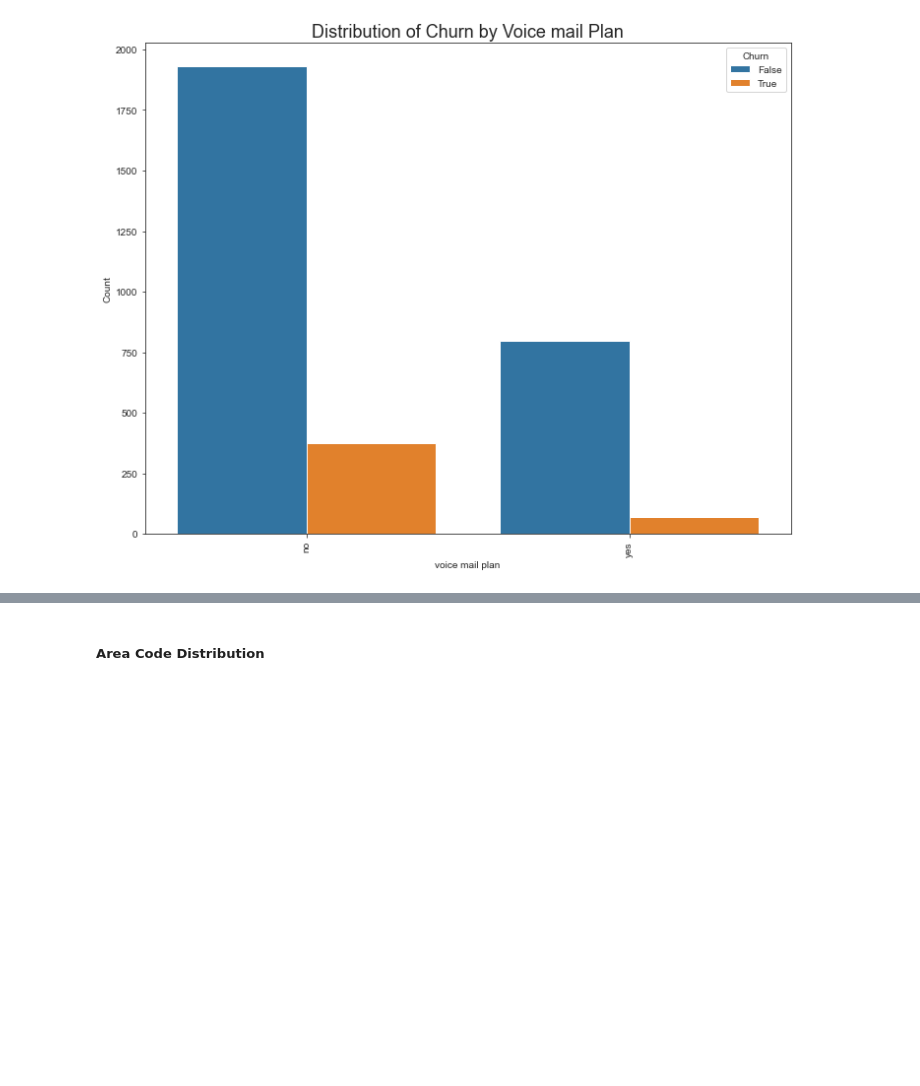
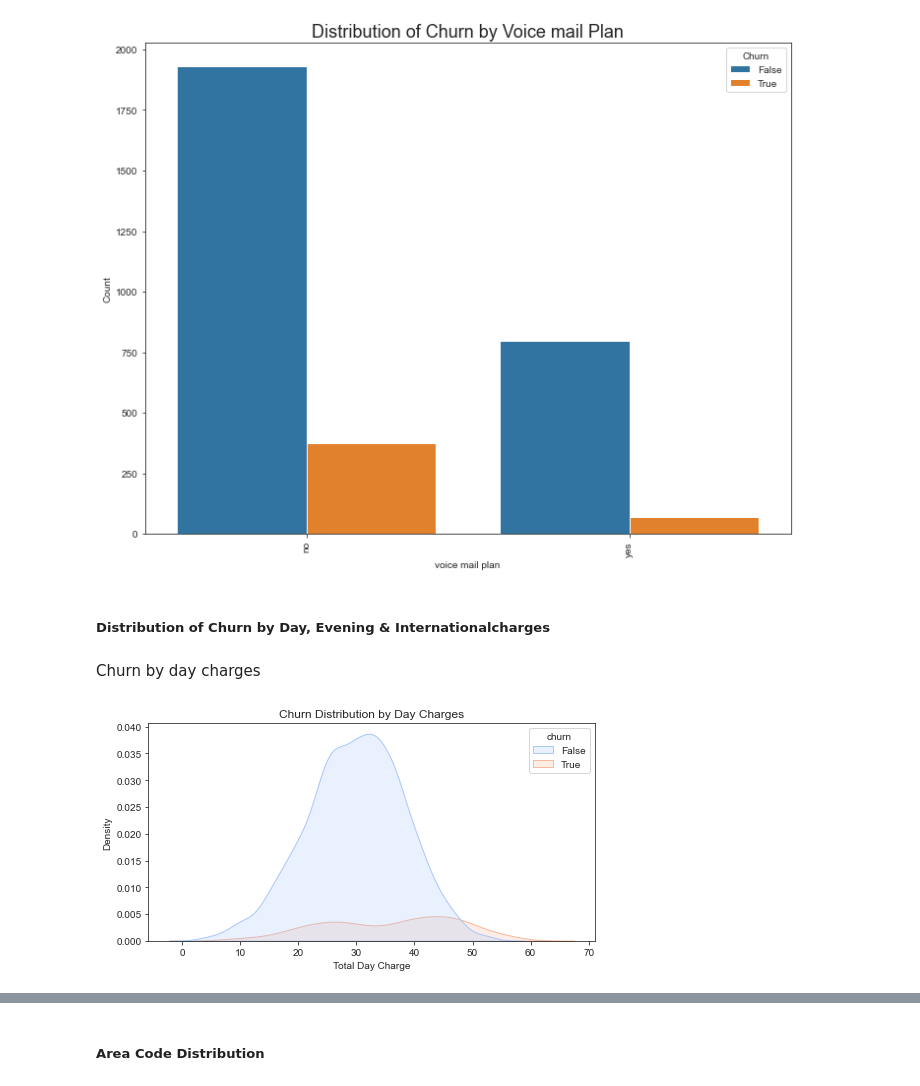
Before and after one commit to ANGI3MAINA/SyriaTel-Customer-Churn-Prediction, a Jupyter notebook: code.ipynb, the cells around one changed output, grey strips where cells are left out. Cells and saved outputs as stored; diff of their text form; code cells hidden in the pictures; blank space fills up the shorter version.

```diff
--- a/code.ipynb
+++ b/code.ipynb
@@ -484,3 +484,36 @@ plot_categorical_by_churn(df, 'international plan', 'Distribution of Churn by In
 plot_categorical_by_churn(df, 'voice mail plan', 'Distribution of Churn by Voice mail Plan')
 # %% [output]
 [figure]
+# %% [markdown]
+##### Distribution of Churn by Day, Evening & Internationalcharges
+# %%
+def plot_churn_kde(df, x_column, charge_label):
+    """
+    Plots the KDE (Kernel Density Estimate) of a feature, split by churn status.
+
+    Args:
+        df (pd.DataFrame): The input DataFrame.
+        x_column (str): The column name to plot (e.g., "total day minutes").
+        charge_label (str): A label describing the charge type (e.g., "Day", "Night").
+
+    Returns:
+        None
+    """
+    plt.figure(figsize=(8, 4))
+
+    # Plot the KDE with churn as the hue, filling the area under the curves
+    sns.kdeplot(data=df, x=x_column, hue='churn', fill=True, palette='coolwarm')
+
+    # Set axis labels and title
+    plt.xlabel(f'Total {charge_label} Charge')
+    plt.ylabel('Density')
+    plt.title(f'Churn Distribution by {charge_label} Charges')
+
+    # Display the plot
+    plt.show()
+# %% [markdown]
+Churn by day charges
+# %%
+plot_churn_kde(df, 'total day charge', 'Day')
+# %% [output]
+[figure, added]
```
Also changed, not shown: parts of 5 cells of this notebook.
